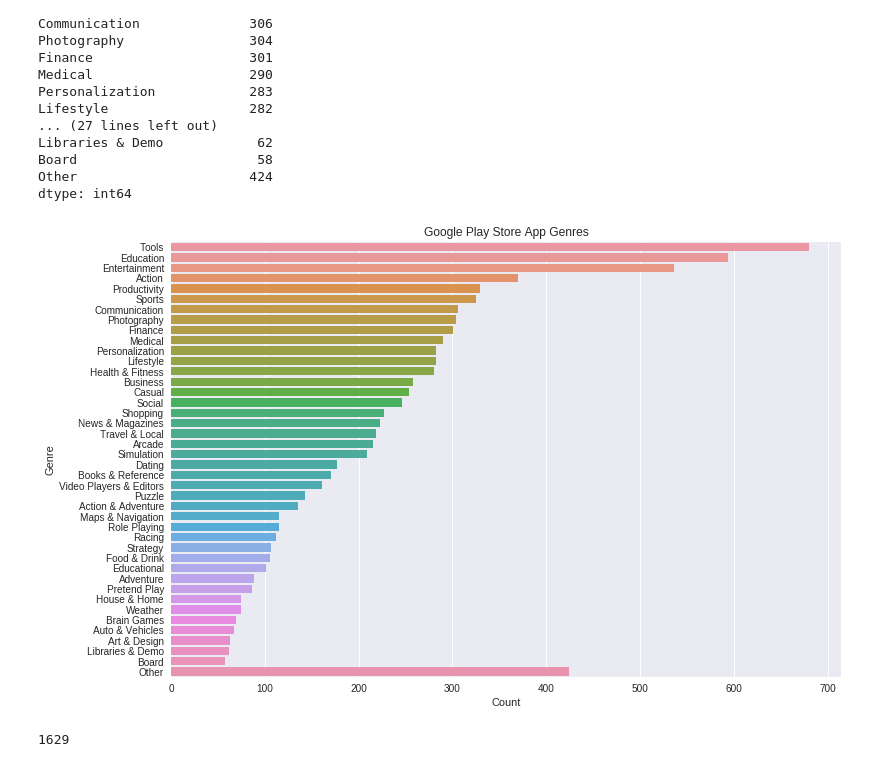
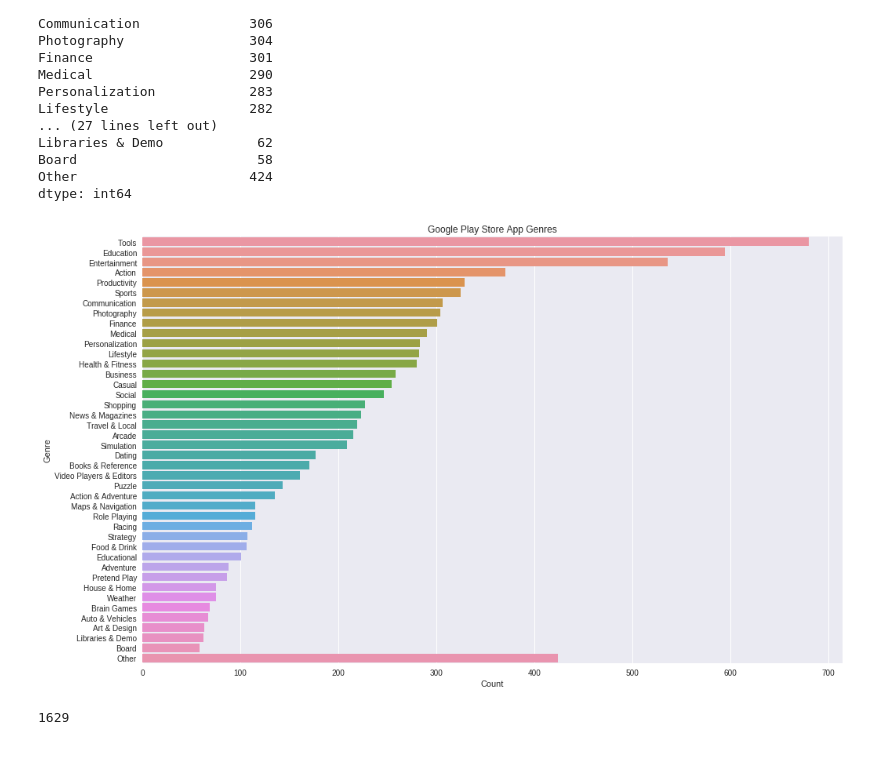
Before and after one commit to mxchauhan/Capstone, a Jupyter notebook: Unit_3_Capstone_Google_Playstore_App_Ratings_Final.ipynb, the cells around one changed output. Cells and saved outputs as stored; diff of their text form; code cells hidden in the pictures.

```diff
--- a/Unit_3_Capstone_Google_Playstore_App_Ratings_Final.ipynb
+++ b/Unit_3_Capstone_Google_Playstore_App_Ratings_Final.ipynb
@@ -761,14 +774,14 @@ Other                      424
 dtype: int64
 # %%
 import seaborn as sns
-plt.figure(figsize = (12, 8))
+plt.figure(figsize = (16, 10))
 sns.barplot(y=genres.index, x=genres.values)
 plt.title('Google Play Store App Genres')
 plt.ylabel('Genre')
 plt.xlabel('Count')
 plt.show()
 # %% [output]
-[figure, old version]
+[figure, new version]
 # %%
 # Combine all features into one dataframe
 
```
Also changed, not shown: parts of 8 cells of this notebook.
